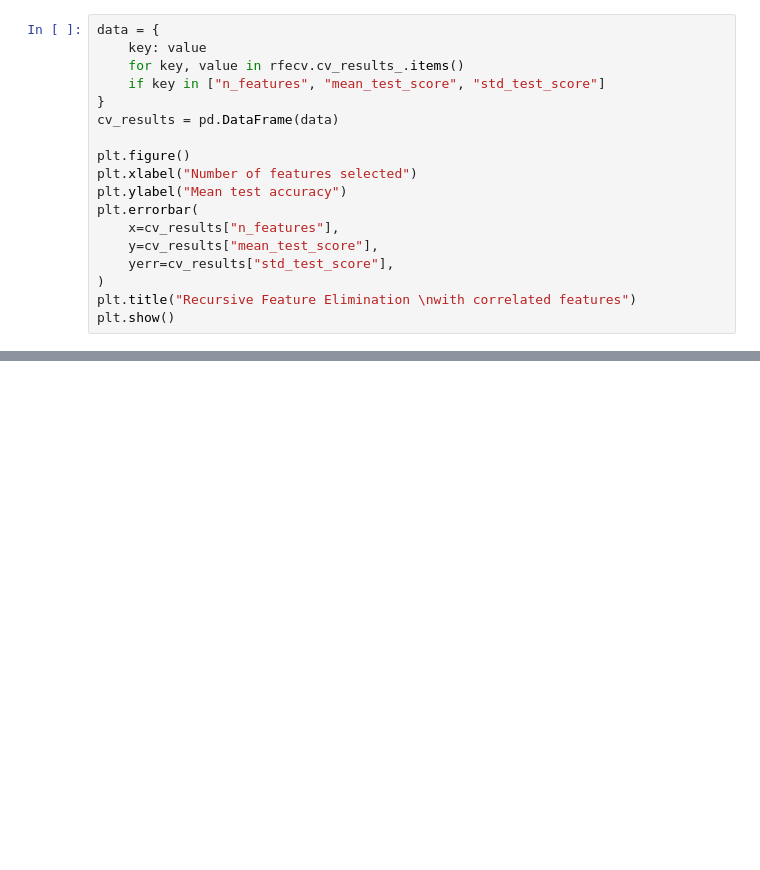
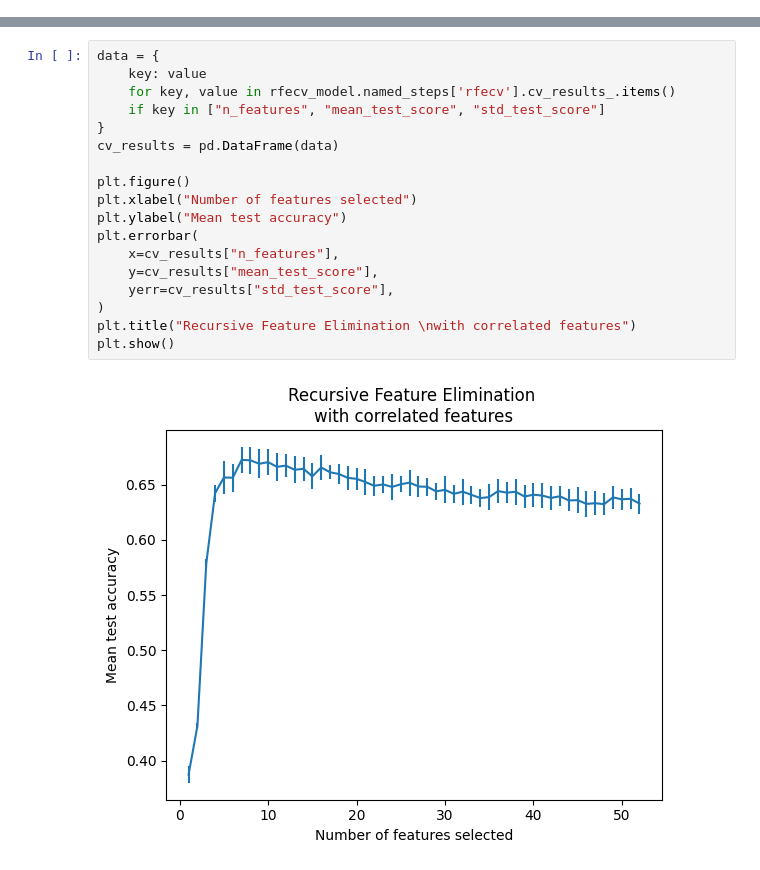
Before and after one commit to Advanced-Data-Mining/Otomoto_data_mining, a Jupyter notebook: random_forest_rfecv.ipynb, the cells around one changed output, grey strips where cells are left out. Drawn from its saved outputs; the diff is of its cells as text; blank space fills up the shorter version.

Commit message:
feat: models comparison

```diff
--- a/random_forest_rfecv.ipynb
+++ b/random_forest_rfecv.ipynb
@@ -140,18 +143,0 @@ Pipeline(steps=[('prep',
-# %%
-data = {
-    key: value
-    for key, value in rfecv.cv_results_.items()
-    if key in ["n_features", "mean_test_score", "std_test_score"]
-}
-cv_results = pd.DataFrame(data)
-
-plt.figure()
-plt.xlabel("Number of features selected")
-plt.ylabel("Mean test accuracy")
-plt.errorbar(
-    x=cv_results["n_features"],
-    y=cv_results["mean_test_score"],
-    yerr=cv_results["std_test_score"],
-)
-plt.title("Recursive Feature Elimination \nwith correlated features")
-plt.show()
@@ -194,0 +247,20 @@ weighted avg       0.48      0.45      0.45      7654
+# %%
+data = {
+    key: value
+    for key, value in rfecv_model.named_steps['rfecv'].cv_results_.items()
+    if key in ["n_features", "mean_test_score", "std_test_score"]
+}
+cv_results = pd.DataFrame(data)
+
+plt.figure()
+plt.xlabel("Number of features selected")
+plt.ylabel("Mean test accuracy")
+plt.errorbar(
+    x=cv_results["n_features"],
+    y=cv_results["mean_test_score"],
+    yerr=cv_results["std_test_score"],
+)
+plt.title("Recursive Feature Elimination \nwith correlated features")
+plt.show()
+# %% [output]
+[figure, added]
```
Also changed, not shown: parts of 14 cells of this notebook.
